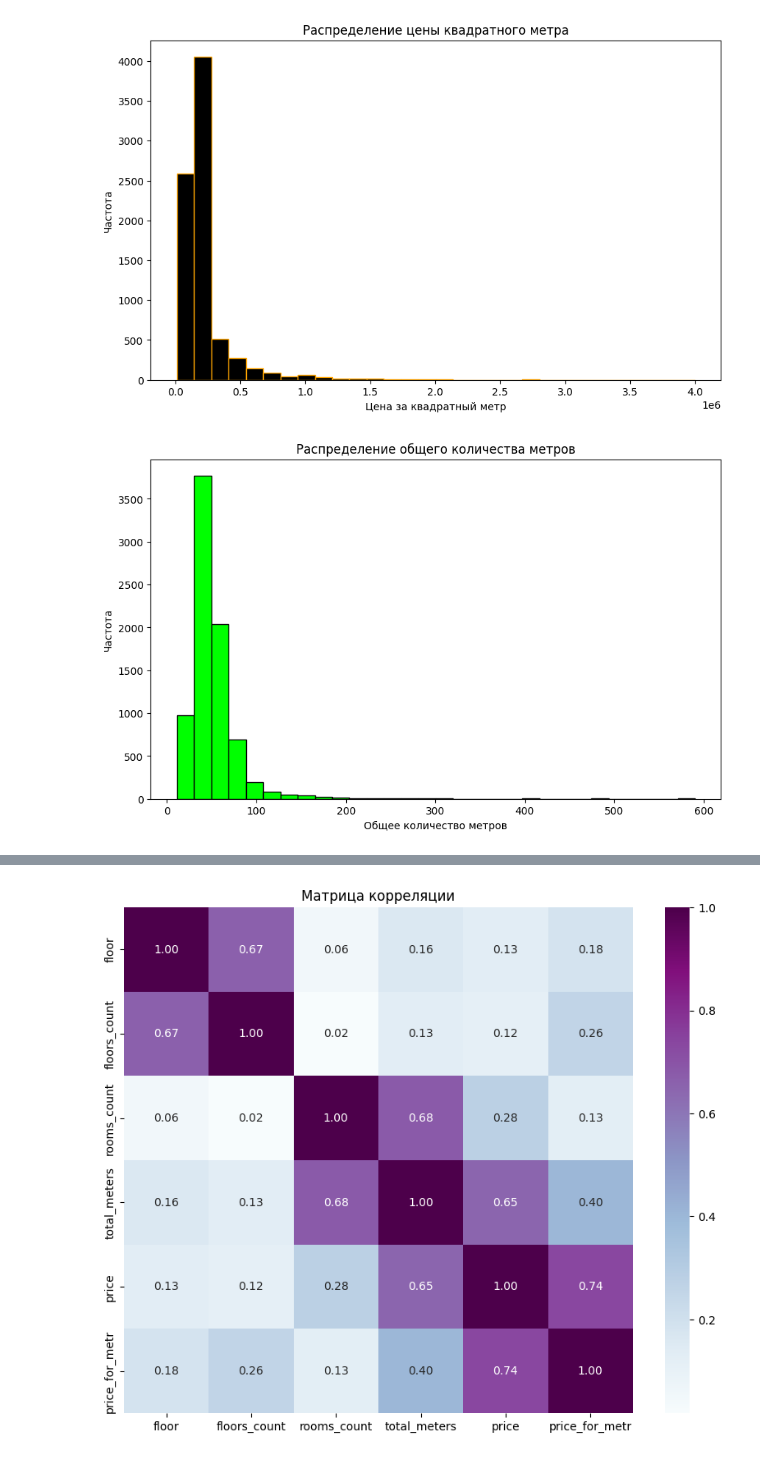
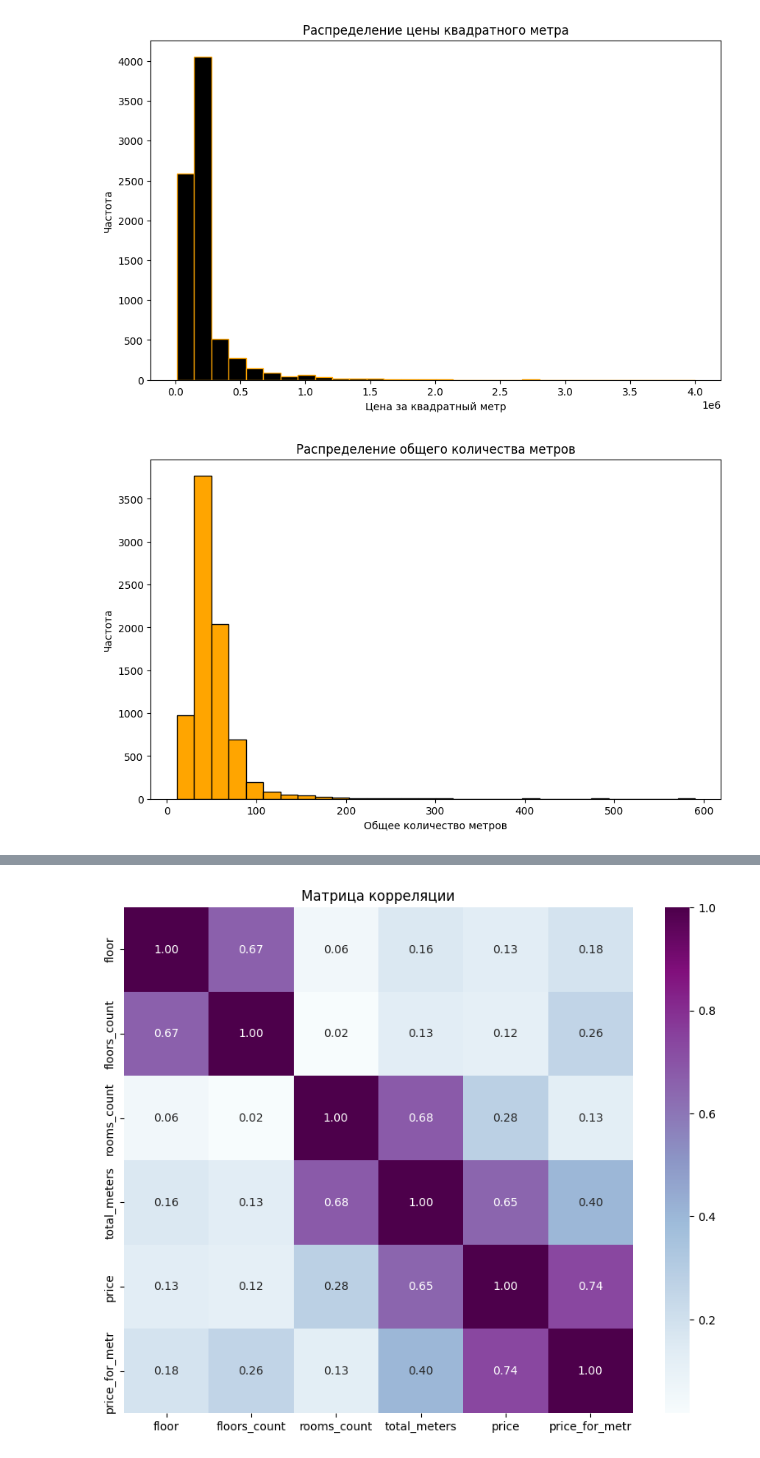
Before and after one commit to Flurame/ML1, a Jupyter notebook: анализ_данных_Бурлаков.ipynb, the cells around one changed output, grey strips where cells are left out. Cells and saved outputs as stored; diff of their text form; code cells hidden in the pictures.

```diff
--- a/анализ_данных_Бурлаков.ipynb
+++ b/анализ_данных_Бурлаков.ipynb
@@ -201,13 +201,13 @@ plt.show()
 # %%
 # Пример для признака 'total_sqm' (общее количество метров)
 plt.figure(figsize=(10, 6))
-plt.hist(df['total_meters'], bins=30, color='lime', edgecolor='black')
+plt.hist(df['total_meters'], bins=30, color='orange', edgecolor='black')
 plt.title('Распределение общего количества метров')
 plt.xlabel('Общее количество метров')
 plt.ylabel('Частота')
 plt.show()
 # %% [output]
-[figure, old version]
+[figure, new version]
 # %%
 print(df.loc[df['total_meters'].idxmax()])
 # %% [output]
```
Also changed, not shown: parts of 8 cells of this notebook.
